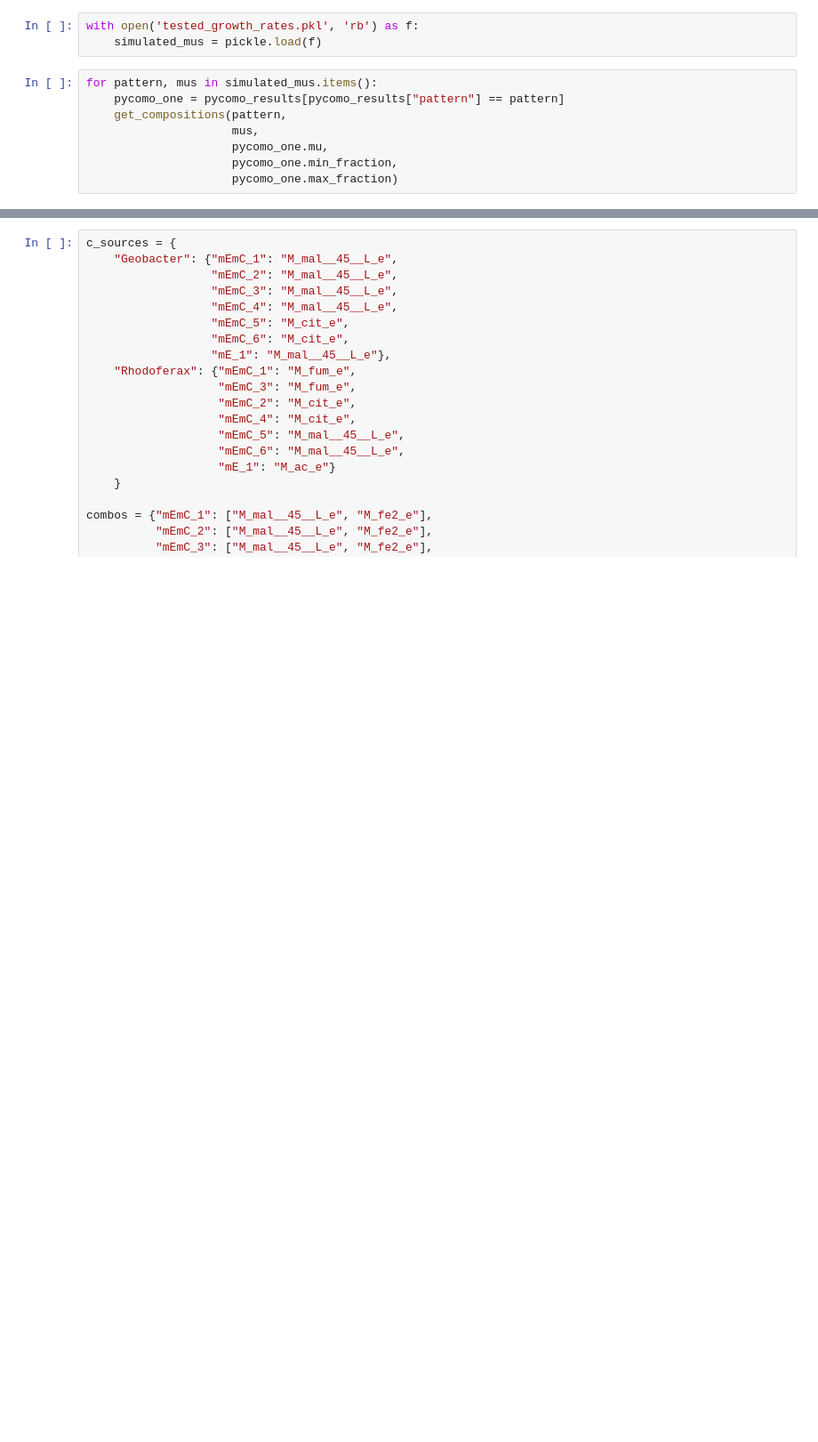
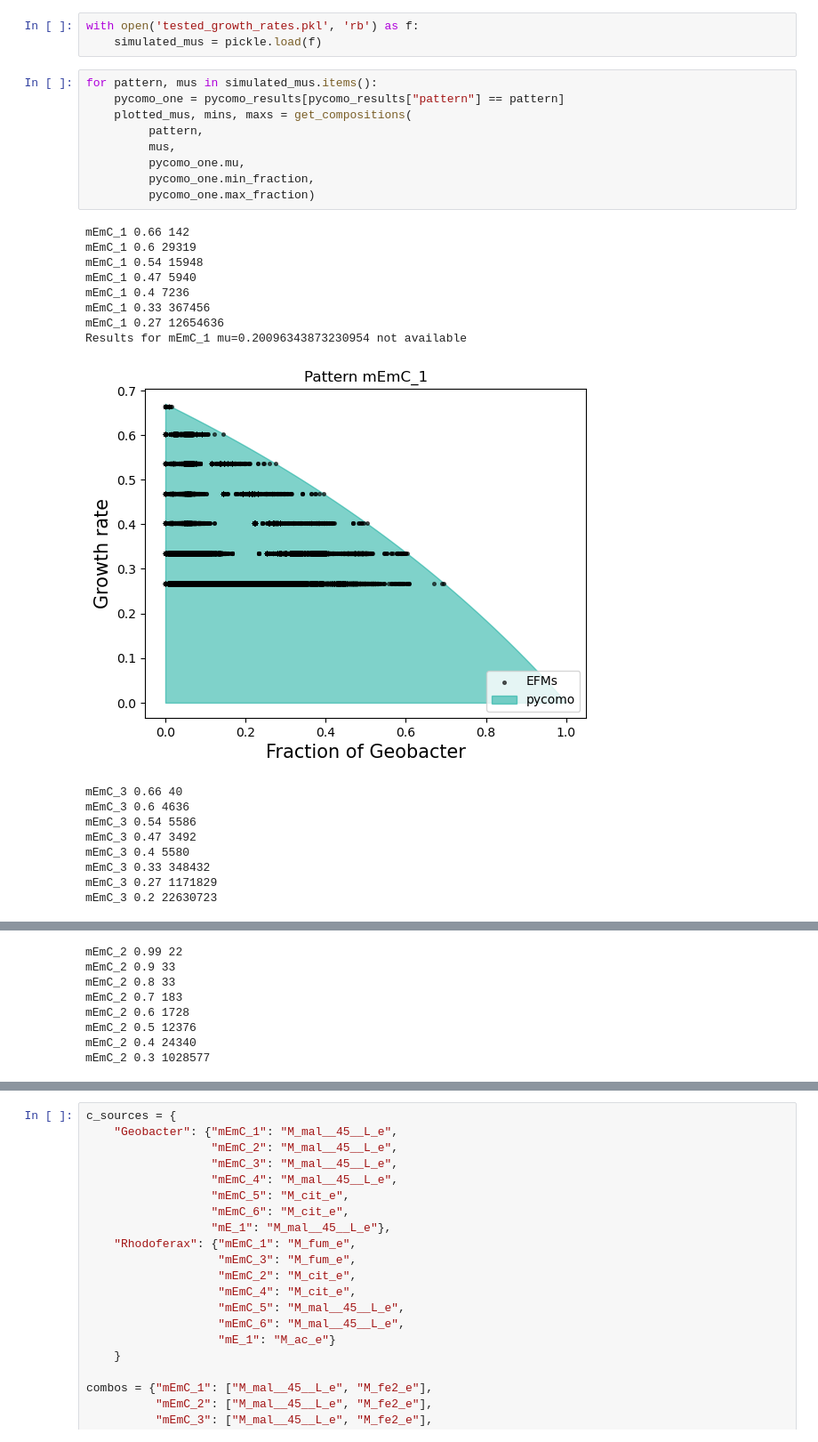
Before and after one commit to diana-sz/community_ecms, a Jupyter notebook: analyse_deltas.ipynb, the cells around one changed output, grey strips where cells are left out. Shown at 89% size. Cells and saved outputs as stored; diff of their text form; blank space fills up the shorter version.

Commit message:
pycomo comparison added

```diff
--- a/analyse_deltas.ipynb
+++ b/analyse_deltas.ipynb
@@ -49,8 +88,27 @@ with open('tested_growth_rates.pkl', 'rb') as f:
 # %%
 for pattern, mus in simulated_mus.items():
     pycomo_one = pycomo_results[pycomo_results["pattern"] == pattern]
-    get_compositions(pattern,
-                     mus,
-                     pycomo_one.mu,
-                     pycomo_one.min_fraction,
-                     pycomo_one.max_fraction)
+    plotted_mus, mins, maxs = get_compositions(
+         pattern,
+         mus,
+         pycomo_one.mu,
+         pycomo_one.min_fraction,
+         pycomo_one.max_fraction)
+# %% [output]
+mEmC_1 0.66 142
+mEmC_1 0.6 29319
+mEmC_1 0.54 15948
+mEmC_1 0.47 5940
+mEmC_1 0.4 7236
+mEmC_1 0.33 367456
+mEmC_1 0.27 12654636
+Results for mEmC_1 mu=0.20096343873230954 not available
+[figure, added]
+mEmC_3 0.66 40
+mEmC_3 0.6 4636
+mEmC_3 0.54 5586
+mEmC_3 0.47 3492
+mEmC_3 0.4 5580
+mEmC_3 0.33 348432
+mEmC_3 0.27 1171829
+mEmC_3 0.2 22630723
@@ -56,0 +116,8 @@ for pattern, mus in simulated_mus.items():
+mEmC_2 0.99 22
+mEmC_2 0.9 33
+mEmC_2 0.8 33
+mEmC_2 0.7 183
+mEmC_2 0.6 1728
+mEmC_2 0.5 12376
+mEmC_2 0.4 24340
+mEmC_2 0.3 1028577
```
Also changed, not shown: parts of 9 cells of this notebook, 20 other files.
